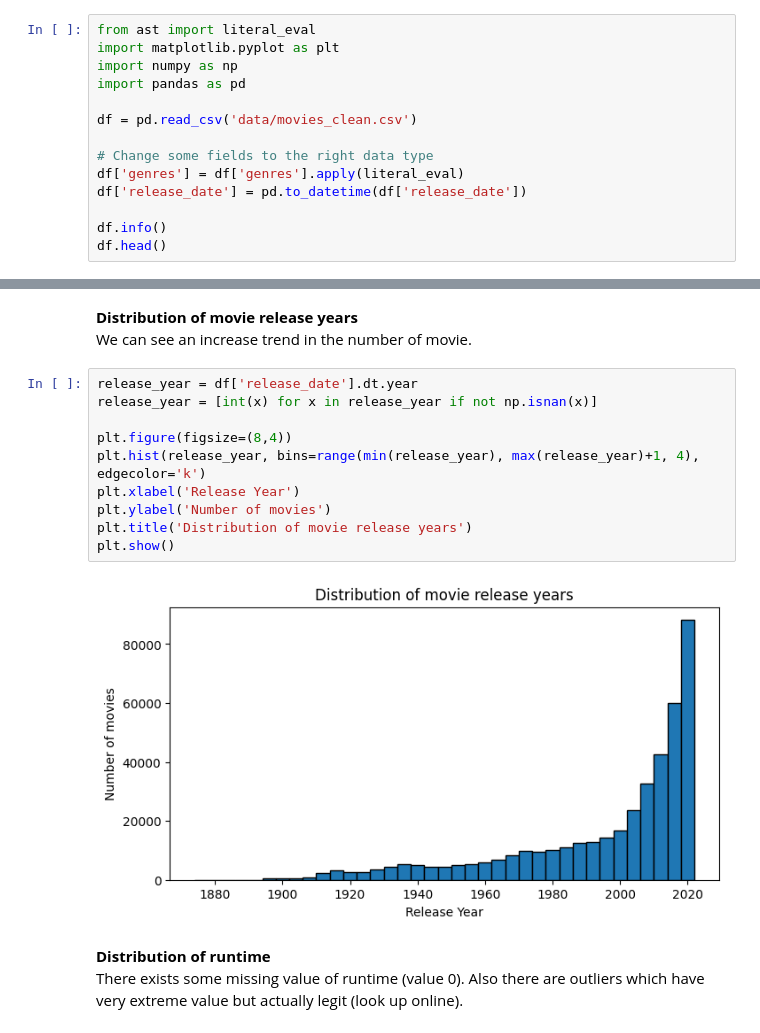
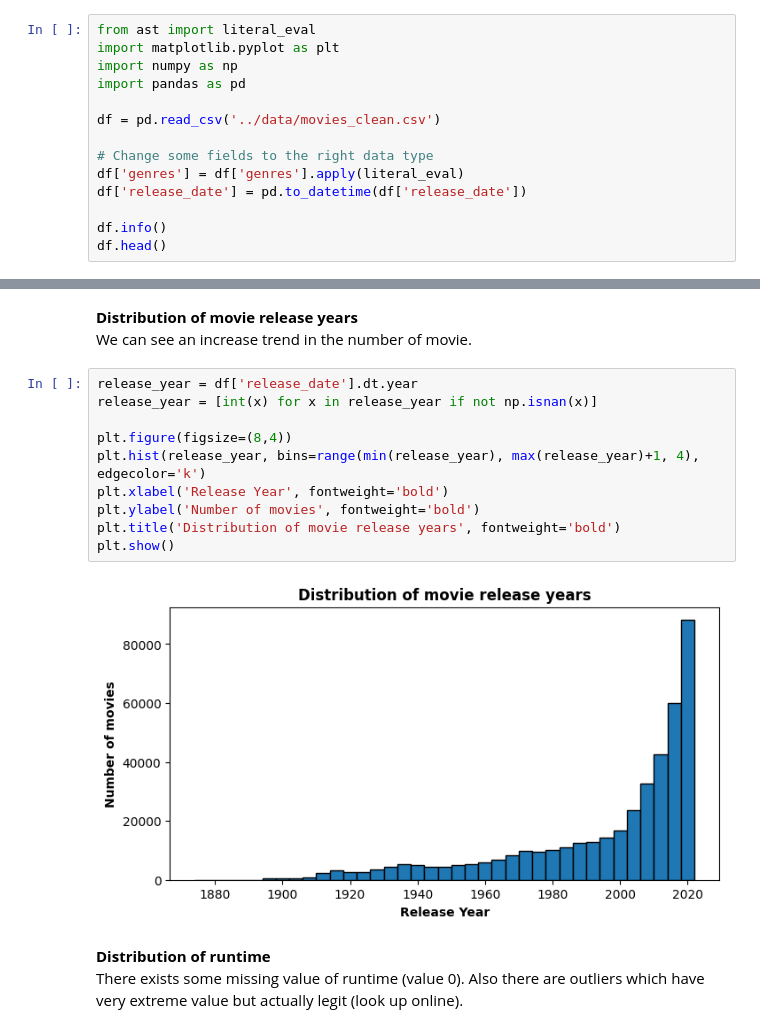
Before and after one commit to longminhdo/movies-recommendation, a Jupyter notebook: data_exploration/eda.ipynb, the cells around one changed output, grey strips where cells are left out. Saved outputs shown, nothing was run; the diff lists cells and outputs as text.

```diff
--- a/data_exploration/eda.ipynb
+++ b/data_exploration/eda.ipynb
@@ -6,7 +6,7 @@ import matplotlib.pyplot as plt
 import numpy as np
 import pandas as pd
 
-df = pd.read_csv('data/movies_clean.csv')
+df = pd.read_csv('../data/movies_clean.csv')
 
 # Change some fields to the right data type
 df['genres'] = df['genres'].apply(literal_eval)
@@ -107,15 +108,15 @@ We can see an increase trend in the number of movie.
 # %%
 release_year = df['release_date'].dt.year
 release_year = [int(x) for x in release_year if not np.isnan(x)]
 
 plt.figure(figsize=(8,4))
 plt.hist(release_year, bins=range(min(release_year), max(release_year)+1, 4), edgecolor='k')
-plt.xlabel('Release Year')
-plt.ylabel('Number of movies')
-plt.title('Distribution of movie release years')
+plt.xlabel('Release Year', fontweight='bold')
+plt.ylabel('Number of movies', fontweight='bold')
+plt.title('Distribution of movie release years', fontweight='bold')
 plt.show()
 # %% [output]
-[figure, old version]
+[figure, new version]
 # %% [markdown]
 **Distribution of runtime** <br>
 There exists some missing value of runtime (value 0). Also there are outliers which have very extreme value but actually legit (look up online).
```
Also changed, not shown: parts of 7 cells of this notebook, 2 other files.
